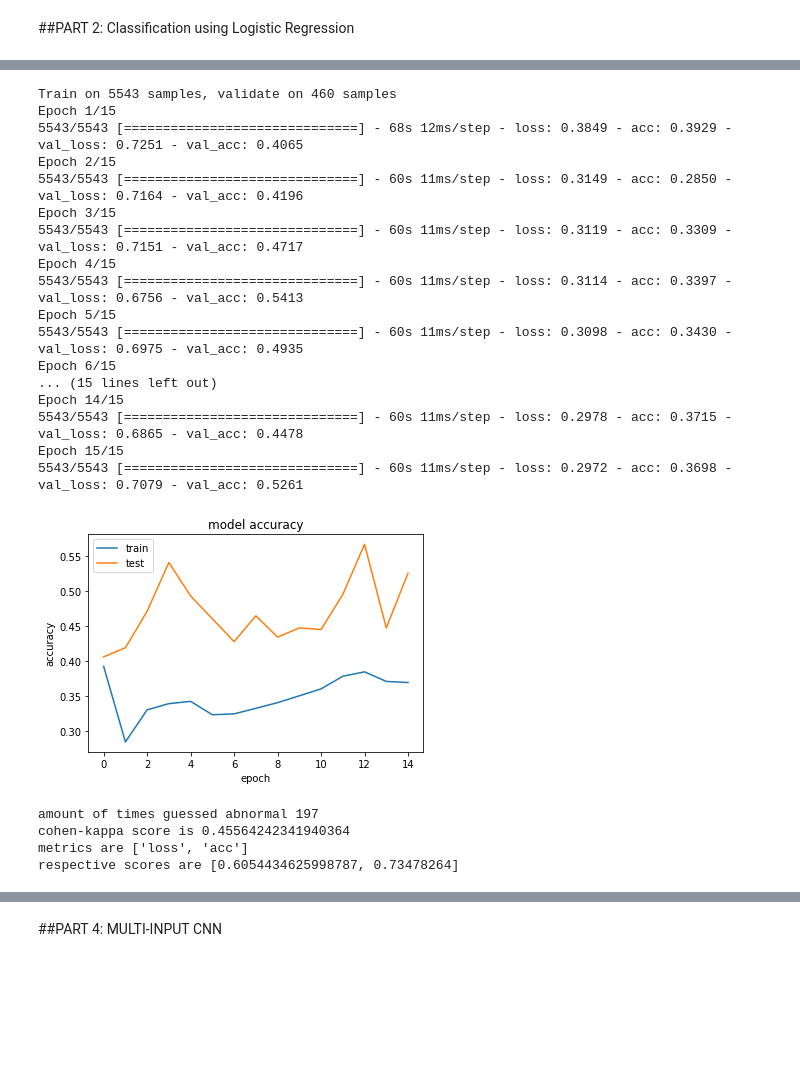
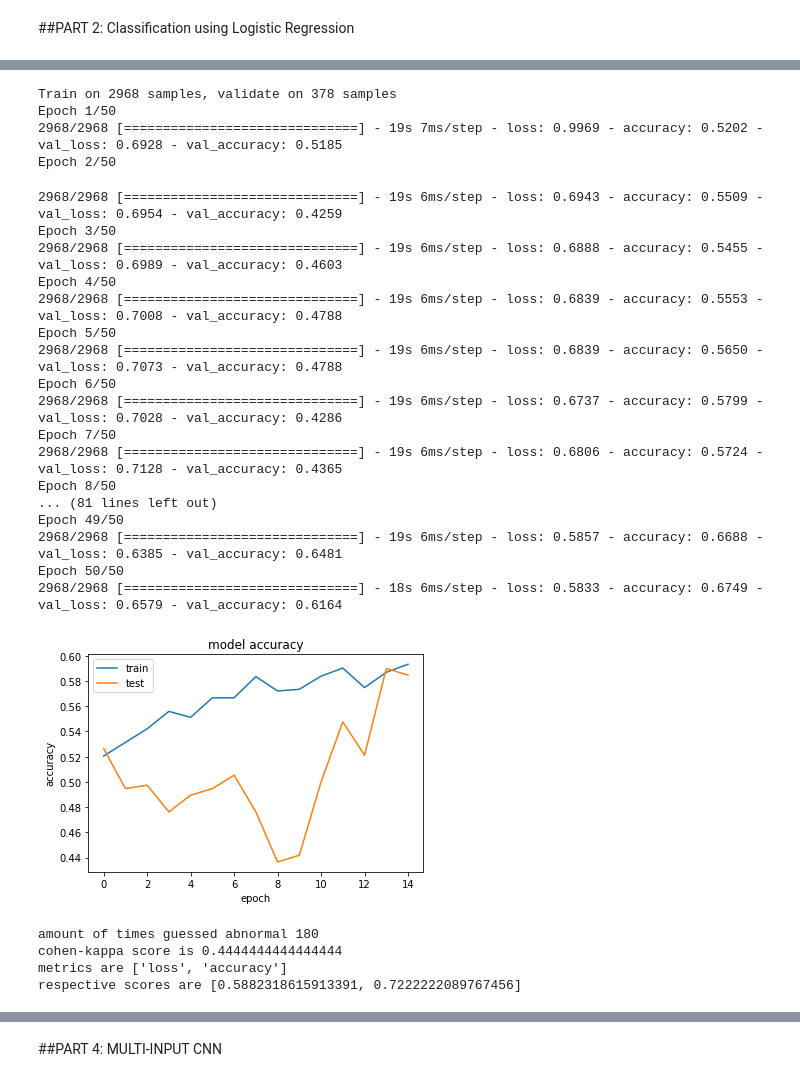
Before and after one commit to c-gohlke/X_Ray-patients-classification, a Jupyter notebook: MURA.ipynb, the cells around one changed output, grey strips where cells are left out. Saved outputs shown, nothing was run; the diff lists cells and outputs as text; code cells hidden in the pictures; blank space fills up the shorter version.

```diff
--- a/MURA.ipynb
+++ b/MURA.ipynb
@@ -127,9 +140,11 @@ resample_test_idx = np.concatenate((true_test_idx, false_test_idx_sampled))
 
 X_train_balanced = X_train[resample_train_idx]
 X_test_balanced = X_test[resample_test_idx]
+y_train_balanced = y_train[resample_train_idx]
+y_test_balanced = y_test[resample_test_idx]
 # %%
-y_train_cat = np_utils.to_categorical(y_train, labels_amount)
-y_test_cat = np_utils.to_categorical(y_test, labels_amount)
+y_train_cat = to_categorical(y_train_balanced, labels_amount)
+y_test_cat = to_categorical(y_test_balanced, labels_amount)
 # %%
 #example of images:
 example_img1 = X_train_balanced[0]
@@ -215,2 +263,7 @@ respective scores are [1.3108531534671783, 0.5999999994816987]
+# %%
+filters = 64
+kernel_size = (5, 5)
+pool_size = (3, 3)
+batch_size = 64
 # %%
 def train(img_dim, epochs):
@@ -271,31 +321,36 @@ def train(img_dim, epochs):
+# %%
+epochs = 50
+model, history = train(img_dim, epochs)
+# %% [output]
+Train on 2968 samples, validate on 378 samples
+Epoch 1/50
+2968/2968 [==============================] - 19s 7ms/step - loss: 0.9969 - accuracy: 0.5202 - val_loss: 0.6928 - val_accuracy: 0.5185
+Epoch 2/50
+2968/2968 [==============================] - 19s 6ms/step - loss: 0.6943 - accuracy: 0.5509 - val_loss: 0.6954 - val_accuracy: 0.4259
+Epoch 3/50
+2968/2968 [==============================] - 19s 6ms/step - loss: 0.6888 - accuracy: 0.5455 - val_loss: 0.6989 - val_accuracy: 0.4603
+Epoch 4/50
+2968/2968 [==============================] - 19s 6ms/step - loss: 0.6839 - accuracy: 0.5553 - val_loss: 0.7008 - val_accuracy: 0.4788
+Epoch 5/50
+2968/2968 [==============================] - 19s 6ms/step - loss: 0.6839 - accuracy: 0.5650 - val_loss: 0.7073 - val_accuracy: 0.4788
+Epoch 6/50
+2968/2968 [==============================] - 19s 6ms/step - loss: 0.6737 - accuracy: 0.5799 - val_loss: 0.7028 - val_accuracy: 0.4286
+Epoch 7/50
+2968/2968 [==============================] - 19s 6ms/step - loss: 0.6806 - accuracy: 0.5724 - val_loss: 0.7128 - val_accuracy: 0.4365
+Epoch 8/50
+... (81 lines left out)
+Epoch 49/50
+2968/2968 [==============================] - 19s 6ms/step - loss: 0.5857 - accuracy: 0.6688 - val_loss: 0.6385 - val_accuracy: 0.6481
+Epoch 50/50
+2968/2968 [==============================] - 18s 6ms/step - loss: 0.5833 - accuracy: 0.6749 - val_loss: 0.6579 - val_accuracy: 0.6164
 # %%
-epochs = 15#50
-model, history = train(img_dim, epochs)
-
-plt.plot(history.history['acc'])
-plt.plot(history.history['val_acc'])
+plt.plot(history.history['accuracy'])
+plt.plot(history.history['val_accuracy'])
 plt.title('model accuracy')
 plt.ylabel('accuracy')
 plt.xlabel('epoch')
 plt.legend(['train', 'test'], loc='upper left')
-plt.savefig('/content/drive/My Drive/MALIS/plots/CNN-history.png')
+plt.savefig('/content/drive/My Drive/projects/MURA/plots/CNN-history.png')
 # %% [output]
-Train on 5543 samples, validate on 460 samples
-Epoch 1/15
-5543/5543 [==============================] - 68s 12ms/step - loss: 0.3849 - acc: 0.3929 - val_loss: 0.7251 - val_acc: 0.4065
-Epoch 2/15
-5543/5543 [==============================] - 60s 11ms/step - loss: 0.3149 - acc: 0.2850 - val_loss: 0.7164 - val_acc: 0.4196
-Epoch 3/15
-5543/5543 [==============================] - 60s 11ms/step - loss: 0.3119 - acc: 0.3309 - val_loss: 0.7151 - val_acc: 0.4717
-Epoch 4/15
-5543/5543 [==============================] - 60s 11ms/step - loss: 0.3114 - acc: 0.3397 - val_loss: 0.6756 - val_acc: 0.5413
-Epoch 5/15
-5543/5543 [==============================] - 60s 11ms/step - loss: 0.3098 - acc: 0.3430 - val_loss: 0.6975 - val_acc: 0.4935
-Epoch 6/15
-... (15 lines left out)
-Epoch 14/15
-5543/5543 [==============================] - 60s 11ms/step - loss: 0.2978 - acc: 0.3715 - val_loss: 0.6865 - val_acc: 0.4478
-Epoch 15/15
-5543/5543 [==============================] - 60s 11ms/step - loss: 0.2972 - acc: 0.3698 - val_loss: 0.7079 - val_acc: 0.5261
-[figure, old version]
+[figure, new version]
 # %%
@@ -303,22 +358,20 @@ model = load_model("/content/drive/My Drive/MALIS/models/CNN-0,46.h5")
 # %%
 #ANALYSIS ON VALIDATION SET
-pred = model.predict(x_test)
+pred = model.predict(X_test_balanced)
 
 #convert array with values of form [[0.4, 0.6],...,[0.9, 0.1]] to [1,0]
 y_hat = np.zeros(len(pred))
 for i in range(len(pred)):
     y_hat[i] = np.argmax(pred[i])
 
-print("amount of times guessed abnormal", np.count_nonzero(y_hat==1))
-
-kappa = cohen_kappa_score(Y_test, y_hat)
+kappa = cohen_kappa_score(y_test_balanced, y_hat)
 print ("cohen-kappa score is", kappa)
 
-score = model.evaluate(x_test, Y_test_cat, verbose=0)
+score = model.evaluate(X_test_balanced, y_test_cat, verbose=0)
 print("metrics are", model.metrics_names)
 print("respective scores are", score)
 # %% [output]
-amount of times guessed abnormal 197
-cohen-kappa score is 0.45564242341940364
-metrics are ['loss', 'acc']
-respective scores are [0.6054434625998787, 0.73478264]
+amount of times guessed abnormal 180
+cohen-kappa score is 0.4444444444444444
+metrics are ['loss', 'accuracy']
+respective scores are [0.5882318615913391, 0.7222222089767456]
```
Also changed, not shown: parts of 46 cells of this notebook.
